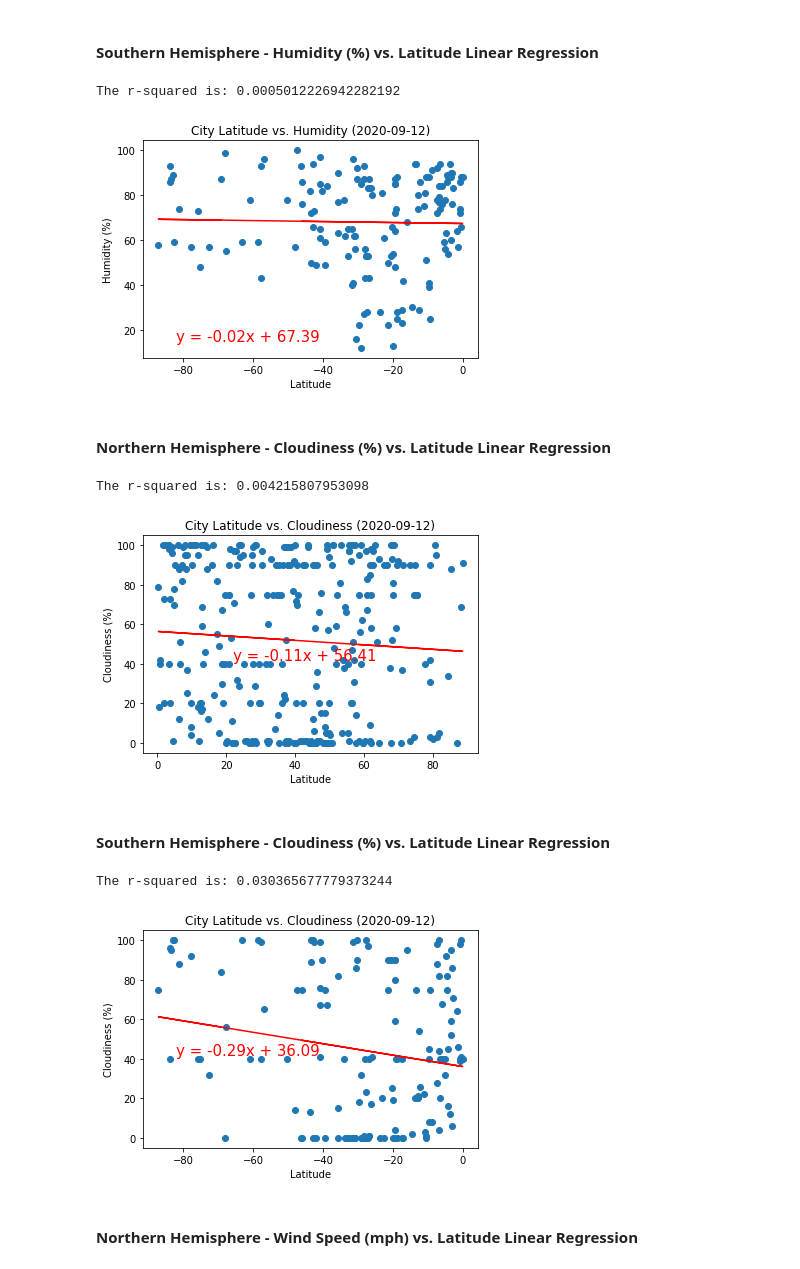
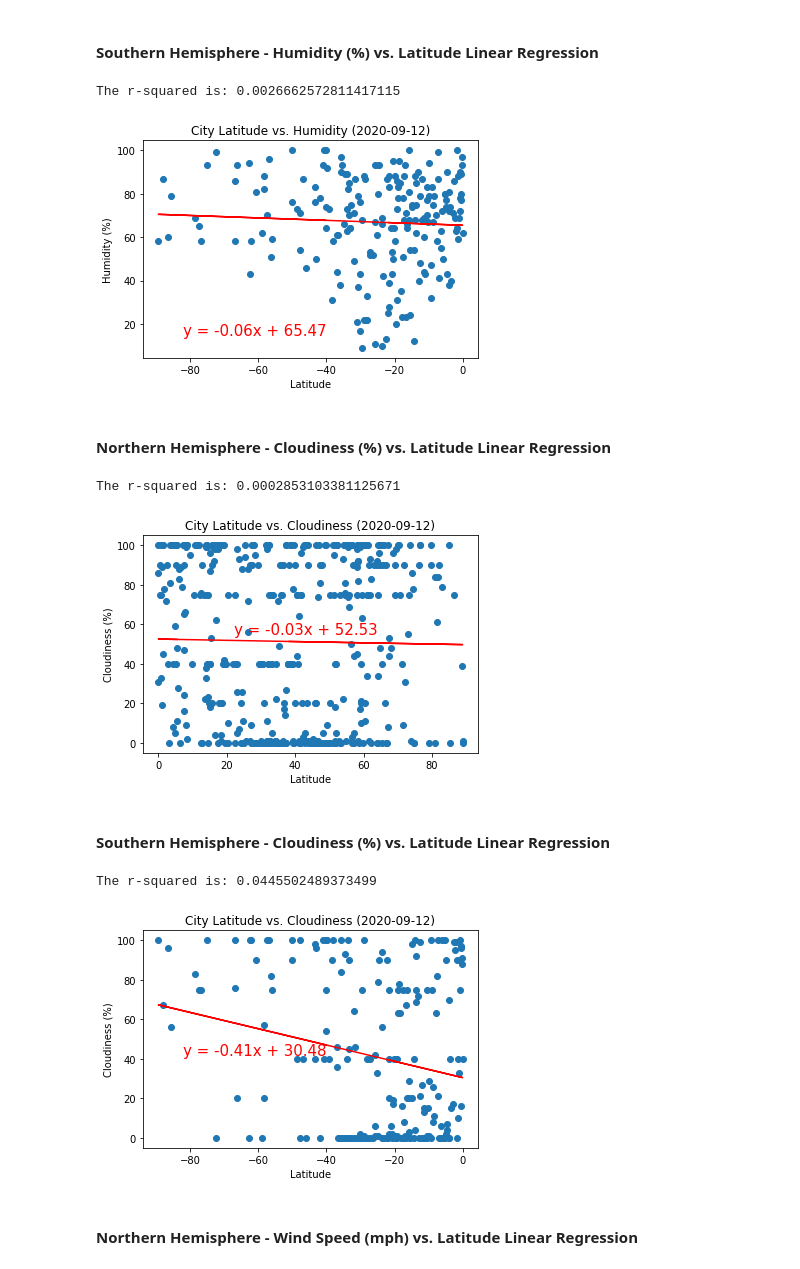
Before and after one commit to gpivaro/6-Python_APIs_Homework, a Jupyter notebook: WeatherPy/WeatherPy.ipynb, the cells around one changed output. Drawn from its saved outputs; the diff is of its cells as text; code cells hidden in the pictures.

```diff
--- a/WeatherPy/WeatherPy.ipynb
+++ b/WeatherPy/WeatherPy.ipynb
@@ -22,7 +22,7 @@ from scipy.stats import linregress
 Generate a list of unique cities based on a random latitude and longitude and using citypy library
 # %%
 # Size of the list of cities
-num_cities = 600
+num_cities = 700
 latitude_max = 90
 longitude_max = 180
 
@@ -448,8 +454,8 @@ plt.title(f"City Latitude vs. Humidity ({str(date_rec[1])[:-9]})");
 print(f"The r-squared is: {rvalue**2}")
 plt.show()
 # %% [output]
-The r-squared is: 0.0005012226942282192
+The r-squared is: 0.0026662572811417115
-[figure, old version]
+[figure, new version]
 # %% [markdown]
 ####  Northern Hemisphere - Cloudiness (%) vs. Latitude Linear Regression
 # %%
@@ -467,24 +473,24 @@ line_eq = "y = " + str(round(slope,2)) + "x + " + str(round(intercept,2))
 # %%
 # plt.figure(figsize=(15,6))
 
 plt.scatter(x=x_values, y=y_values)
 
 # Plot the regression line
 plt.plot(x_values, regression_values, "red")
 
 # Annotate the plot with the linear equation
-plt.annotate(line_eq, (22, 42), fontsize=15, color="red")
+plt.annotate(line_eq, (22, 55), fontsize=15, color="red")
 
 
 plt.title('distribution of cities random generated'.title())
 plt.xlabel('Latitude')
 plt.ylabel('Cloudiness (%)')
 plt.title(f"City Latitude vs. Cloudiness ({str(date_rec[1])[:-9]})");
 print(f"The r-squared is: {rvalue**2}")
 plt.show()
 # %% [output]
-The r-squared is: 0.004215807953098
+The r-squared is: 0.0002853103381125671
-[figure, old version]
+[figure, new version]
 # %% [markdown]
 ####  Southern Hemisphere - Cloudiness (%) vs. Latitude Linear Regression
 # %%
@@ -518,8 +524,8 @@ plt.title(f"City Latitude vs. Cloudiness ({str(date_rec[1])[:-9]})");
 print(f"The r-squared is: {rvalue**2}")
 plt.show()
 # %% [output]
-The r-squared is: 0.030365677779373244
+The r-squared is: 0.0445502489373499
-[figure, old version]
+[figure, new version]
 # %% [markdown]
 ####  Northern Hemisphere - Wind Speed (mph) vs. Latitude Linear Regression
 # %%
```
Also changed, not shown: parts of 18 cells of this notebook, 5 other files.
